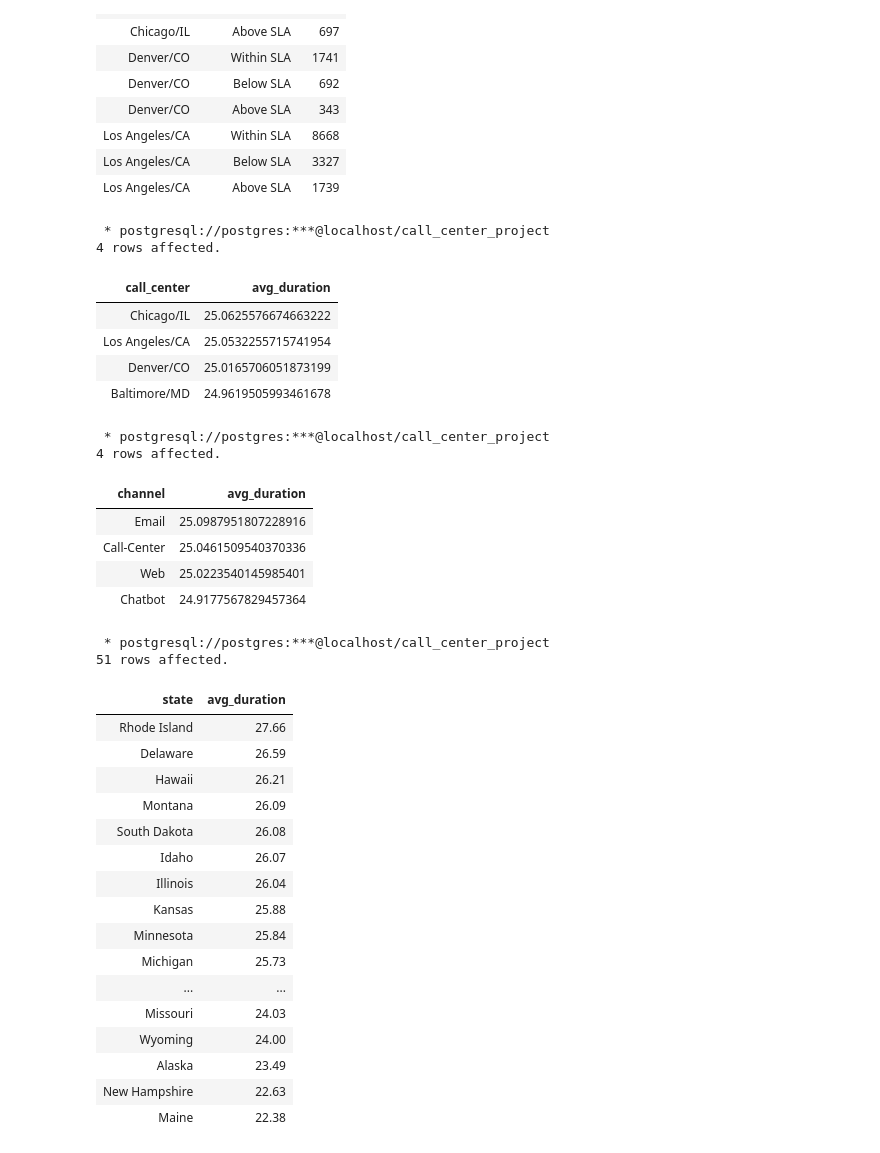
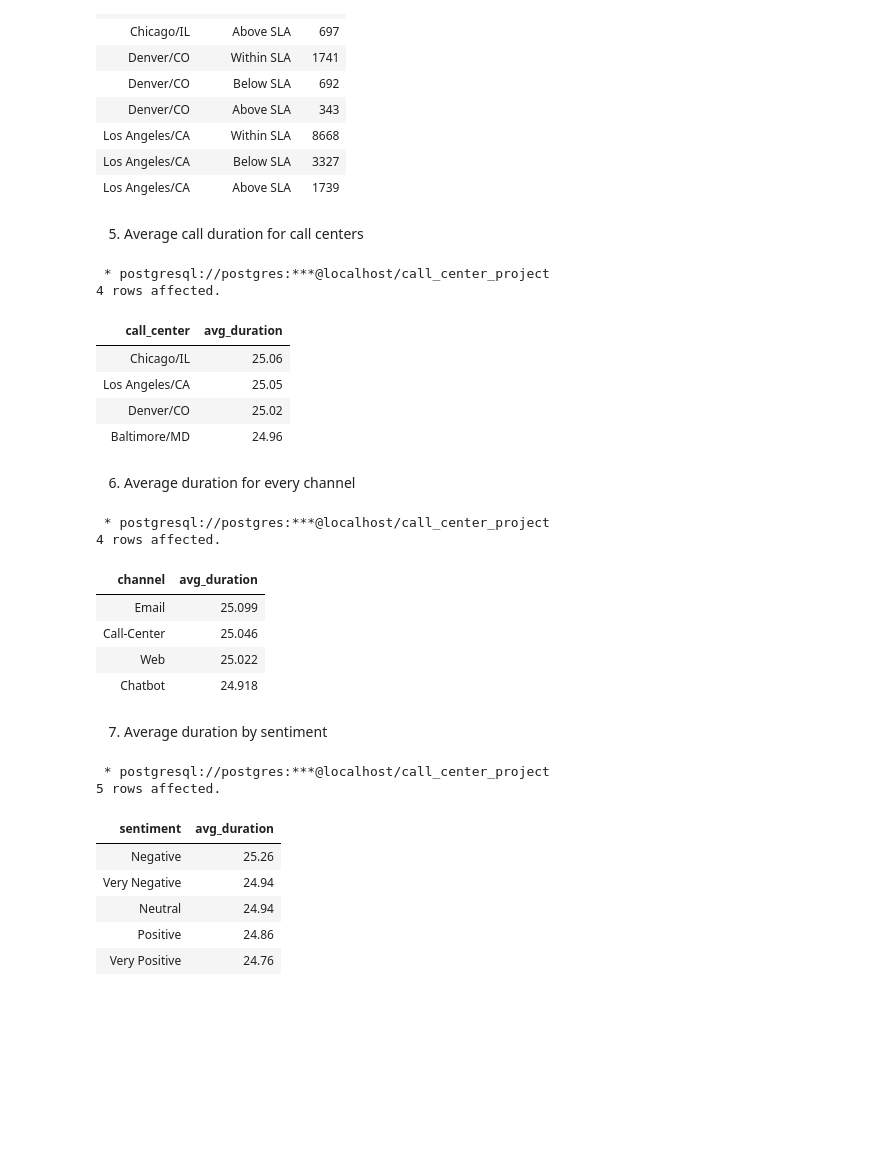
Before and after one commit to mary-zh555/CallCenterProject, a Jupyter notebook: eda.ipynb, the cells around one changed output. Drawn from its saved outputs; the diff is of its cells as text; code cells hidden in the pictures; blank space fills up the shorter version.

Commit message:
Add description for every part of EDA

```diff
--- a/eda.ipynb
+++ b/eda.ipynb
@@ -273,25 +282,33 @@ order by call_center asc, count desc
 | Los Angeles/CA | Within SLA | 8668 |
 | Los Angeles/CA | Below SLA | 3327 |
 | Los Angeles/CA | Above SLA | 1739 |
+# %% [markdown]
+5. Average call duration for call centers
 # %%
 %%sql
 
-select call_center, avg(duration_minutes) as avg_duration
+select
+    call_center,
+    ROUND(avg(duration_minutes),2) as avg_duration
 from calls
 group by call_center
 order by avg_duration desc
 # %% [output]
  * postgresql://postgres:***@localhost/call_center_project
 4 rows affected.
 | call_center | avg_duration |
-| Chicago/IL | 25.0625576674663222 |
-| Los Angeles/CA | 25.0532255715741954 |
-| Denver/CO | 25.0165706051873199 |
-| Baltimore/MD | 24.9619505993461678 |
+| Chicago/IL | 25.06 |
+| Los Angeles/CA | 25.05 |
+| Denver/CO | 25.02 |
+| Baltimore/MD | 24.96 |
+# %% [markdown]
+6. Average duration for every channel
 # %%
 %%sql
 
-select channel, avg(duration_minutes) as avg_duration
+select
+    channel,
+    ROUND(avg(duration_minutes), 3) as avg_duration
 from calls
 group by channel
 order by avg_duration desc
@@ -299,34 +316,27 @@ order by avg_duration desc
  * postgresql://postgres:***@localhost/call_center_project
 4 rows affected.
 | channel | avg_duration |
-| Email | 25.0987951807228916 |
-| Call-Center | 25.0461509540370336 |
-| Web | 25.0223540145985401 |
-| Chatbot | 24.9177567829457364 |
+| Email | 25.099 |
+| Call-Center | 25.046 |
+| Web | 25.022 |
+| Chatbot | 24.918 |
+# %% [markdown]
+7. Average duration by sentiment
 # %%
 %%sql
 
-select state, round(avg(duration_minutes), 2) as avg_duration
+select
+    sentiment,
+    round(avg(duration_minutes),2) as avg_duration
 from calls
-group by state
+group by sentiment
 order by avg_duration desc
 # %% [output]
  * postgresql://postgres:***@localhost/call_center_project
-51 rows affected.
+5 rows affected.
-| state | avg_duration |
-| Rhode Island | 27.66 |
-| Delaware | 26.59 |
-| Hawaii | 26.21 |
-| Montana | 26.09 |
-| South Dakota | 26.08 |
-| Idaho | 26.07 |
-| Illinois | 26.04 |
-| Kansas | 25.88 |
-| Minnesota | 25.84 |
-| Michigan | 25.73 |
-| ... | ... |
-| Missouri | 24.03 |
-| Wyoming | 24.00 |
-| Alaska | 23.49 |
-| New Hampshire | 22.63 |
-| Maine | 22.38 |
+| sentiment | avg_duration |
+| Negative | 25.26 |
+| Very Negative | 24.94 |
+| Neutral | 24.94 |
+| Positive | 24.86 |
+| Very Positive | 24.76 |
```
Also changed, not shown: parts of 11 cells of this notebook.
